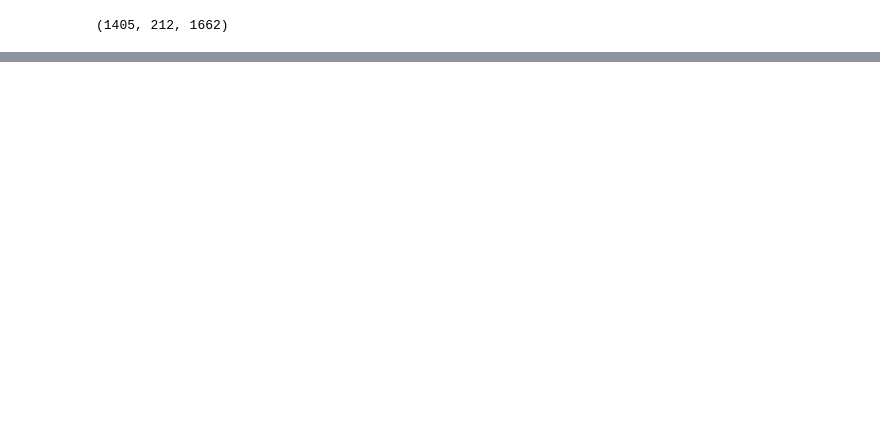
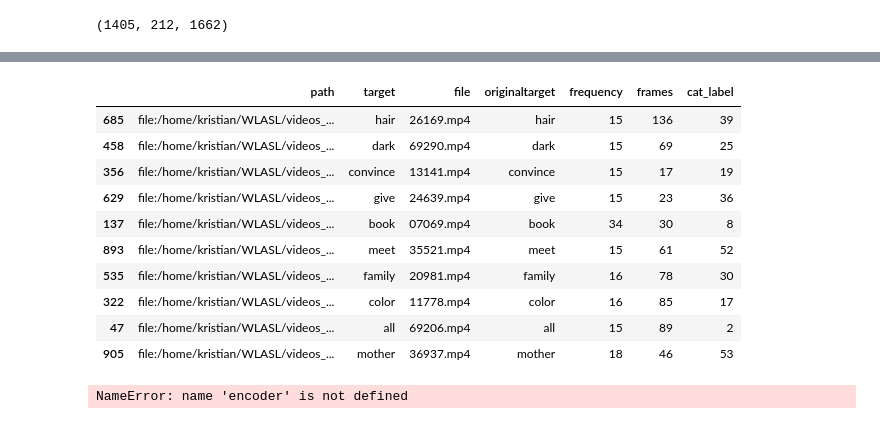
Before and after one commit to kristiany45/DAP_Github, a Jupyter notebook: tests mediapipe/Mediapipe.ipynb, the cells around one changed output, grey strips where cells are left out. Drawn from its saved outputs; the diff is of its cells as text; code cells hidden in the pictures; blank space fills up the shorter version.

```diff
--- a/tests mediapipe/Mediapipe.ipynb
+++ b/tests mediapipe/Mediapipe.ipynb
@@ -557,0 +578,4 @@ keypoints_np.shape
+# %%
+encoder = OrdinalEncoder()
+# %%
+video_df['cat_label'] = encoder.fit_transform(video_df[['target']]).astype(int)
@@ -557,0 +622,18 @@ keypoints_np.shape
+# %%
+video_df.sample(10)
+# %% [output]
+|  | path | target | file | originaltarget | frequency | frames | cat_label |
+| 685 | file:/home/kristian/WLASL/videos_... | hair | 26169.mp4 | hair | 15 | 136 | 39 |
+| 458 | file:/home/kristian/WLASL/videos_... | dark | 69290.mp4 | dark | 15 | 69 | 25 |
+| 356 | file:/home/kristian/WLASL/videos_... | convince | 13141.mp4 | convince | 15 | 17 | 19 |
+| 629 | file:/home/kristian/WLASL/videos_... | give | 24639.mp4 | give | 15 | 23 | 36 |
+| 137 | file:/home/kristian/WLASL/videos_... | book | 07069.mp4 | book | 34 | 30 | 8 |
+| 893 | file:/home/kristian/WLASL/videos_... | meet | 35521.mp4 | meet | 15 | 61 | 52 |
+| 535 | file:/home/kristian/WLASL/videos_... | family | 20981.mp4 | family | 16 | 78 | 30 |
+| 322 | file:/home/kristian/WLASL/videos_... | color | 11778.mp4 | color | 16 | 85 | 17 |
+| 47 | file:/home/kristian/WLASL/videos_... | all | 69206.mp4 | all | 15 | 89 | 2 |
+| 905 | file:/home/kristian/WLASL/videos_... | mother | 36937.mp4 | mother | 18 | 46 | 53 |
+# %%
+Y = encoder.fit_transform(video_df[['target']])
+# %% [output]
+NameError: name 'encoder' is not defined
```
Also changed, not shown: parts of 36 cells of this notebook.
